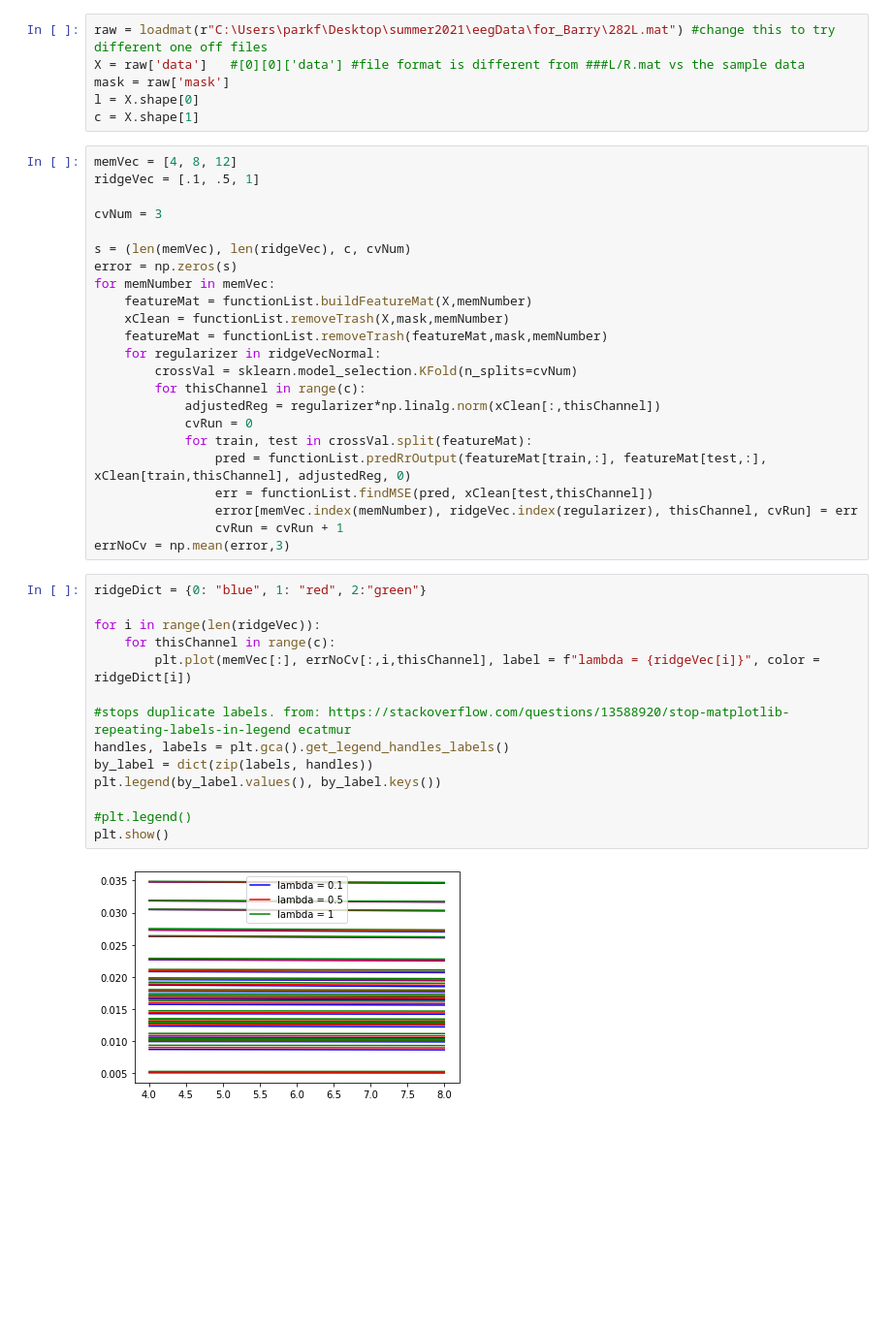
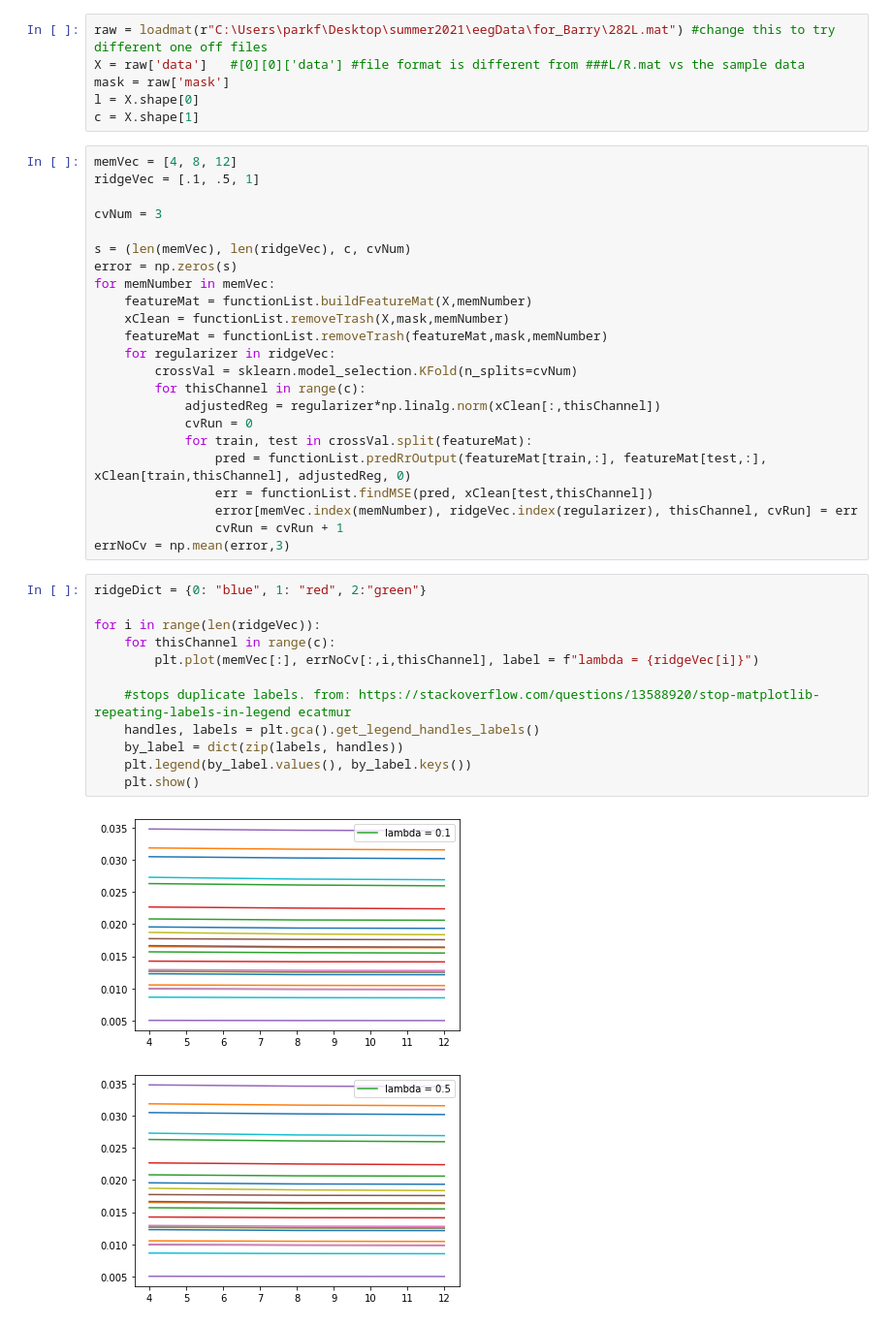
Before and after one commit to parkerPDF/ece697, a Jupyter notebook: function Tests/l2normRegTest.ipynb, the cells around one changed output. Shown at 97% size. Drawn from its saved outputs; the diff is of its cells as text; blank space fills up the shorter version.

Commit message:
figure out how to display per channel norm

```diff
--- a/function Tests/l2normRegTest.ipynb
+++ b/function Tests/l2normRegTest.ipynb
@@ -27,7 +27,7 @@ for memNumber in memVec:
     featureMat = functionList.buildFeatureMat(X,memNumber)
     xClean = functionList.removeTrash(X,mask,memNumber)
     featureMat = functionList.removeTrash(featureMat,mask,memNumber)
-    for regularizer in ridgeVecNormal:
+    for regularizer in ridgeVec:
         crossVal = sklearn.model_selection.KFold(n_splits=cvNum)
         for thisChannel in range(c):
             adjustedReg = regularizer*np.linalg.norm(xClean[:,thisChannel])
@@ -41,16 +41,15 @@ errNoCv = np.mean(error,3)
 # %%
 ridgeDict = {0: "blue", 1: "red", 2:"green"}
 
 for i in range(len(ridgeVec)):
     for thisChannel in range(c):
-        plt.plot(memVec[:], errNoCv[:,i,thisChannel], label = f"lambda = {ridgeVec[i]}", color = ridgeDict[i])
+        plt.plot(memVec[:], errNoCv[:,i,thisChannel], label = f"lambda = {ridgeVec[i]}")
 
-#stops duplicate labels. from: https://stackoverflow.com/questions/13588920/stop-matplotlib-repeating-labels-in-legend ecatmur
-handles, labels = plt.gca().get_legend_handles_labels()
-by_label = dict(zip(labels, handles))
-plt.legend(by_label.values(), by_label.keys())
-
-#plt.legend()
-plt.show()
+    #stops duplicate labels. from: https://stackoverflow.com/questions/13588920/stop-matplotlib-repeating-labels-in-legend ecatmur
+    handles, labels = plt.gca().get_legend_handles_labels()
+    by_label = dict(zip(labels, handles))
+    plt.legend(by_label.values(), by_label.keys())
+    plt.show()
 # %% [output]
-[figure, old version]
+[figure, new version]
+[figure, added]
```
Also changed, not shown: parts of 1 cell of this notebook.
